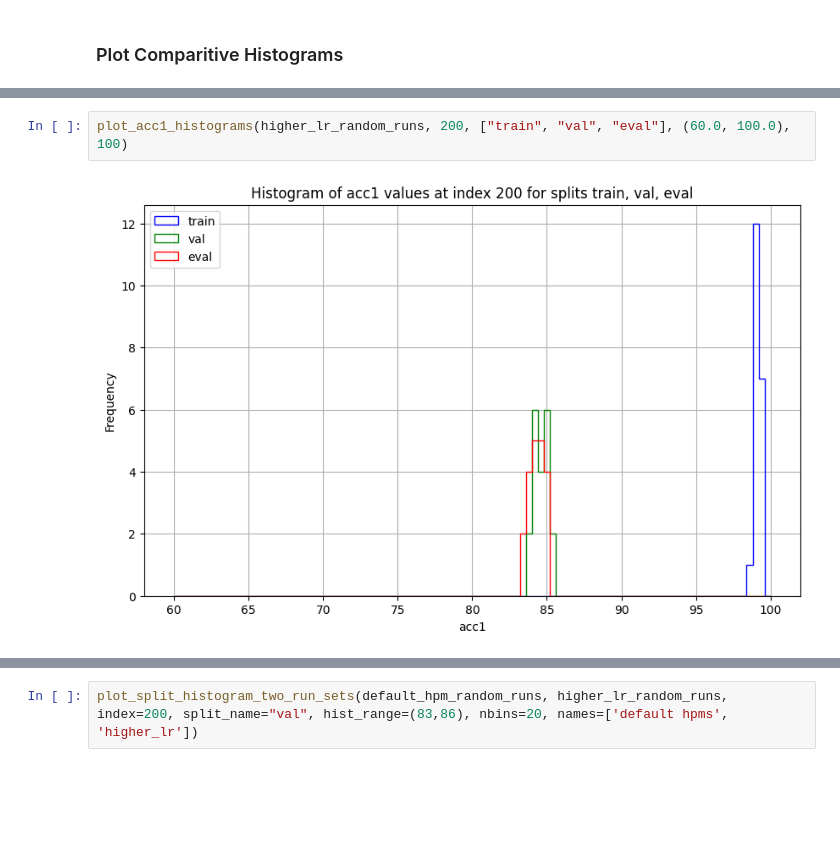
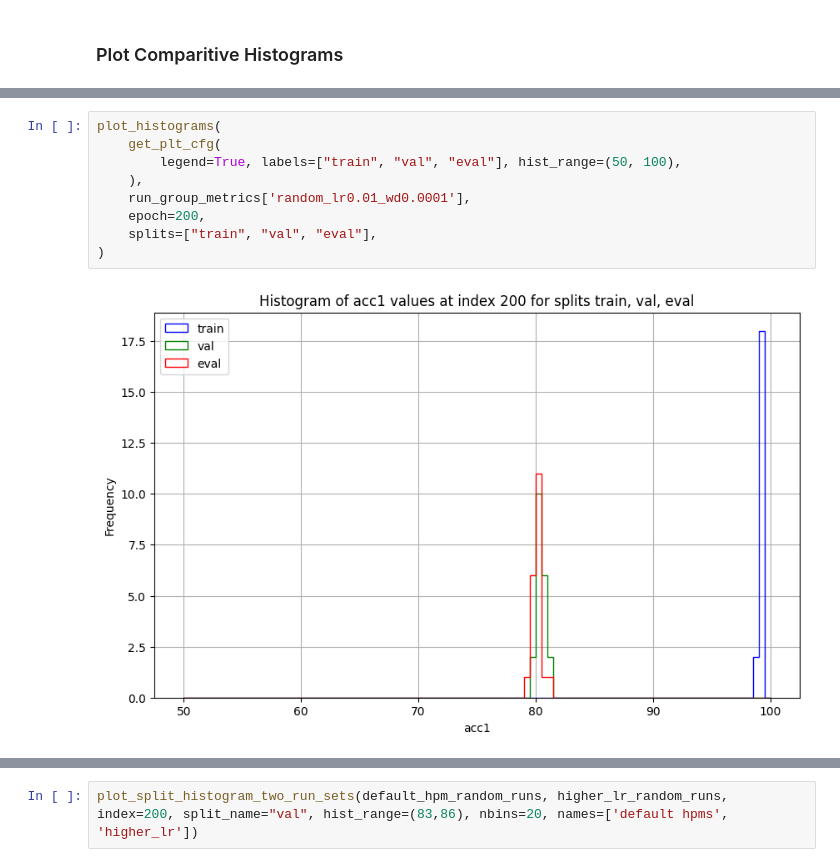
Before and after one commit to drothermel/dr_gen, a Jupyter notebook: notebooks/calc_metrics.ipynb, the cells around one changed output, grey strips where cells are left out. Cells and saved outputs as stored; diff of their text form; blank space fills up the shorter version.

```diff
--- a/notebooks/calc_metrics.ipynb
+++ b/notebooks/calc_metrics.ipynb
@@ -452,5 +601,12 @@ plot_acc1_histograms(default_hpm_random_runs, 200, ["train", "val", "eval"], (60
-# %%
-plot_acc1_histograms(higher_lr_random_runs, 200, ["train", "val", "eval"], (60.0, 100.0), 100)
-# %% [output]
-[figure, removed]
+# %%
+plot_histograms(
+    get_plt_cfg(
+        legend=True, labels=["train", "val", "eval"], hist_range=(50, 100),
+    ),
+    run_group_metrics['random_lr0.01_wd0.0001'],
+    epoch=200,
+    splits=["train", "val", "eval"],
+)
+# %% [output]
+[figure, added]
 # %%
```
Also changed, not shown: parts of 44 cells of this notebook.
